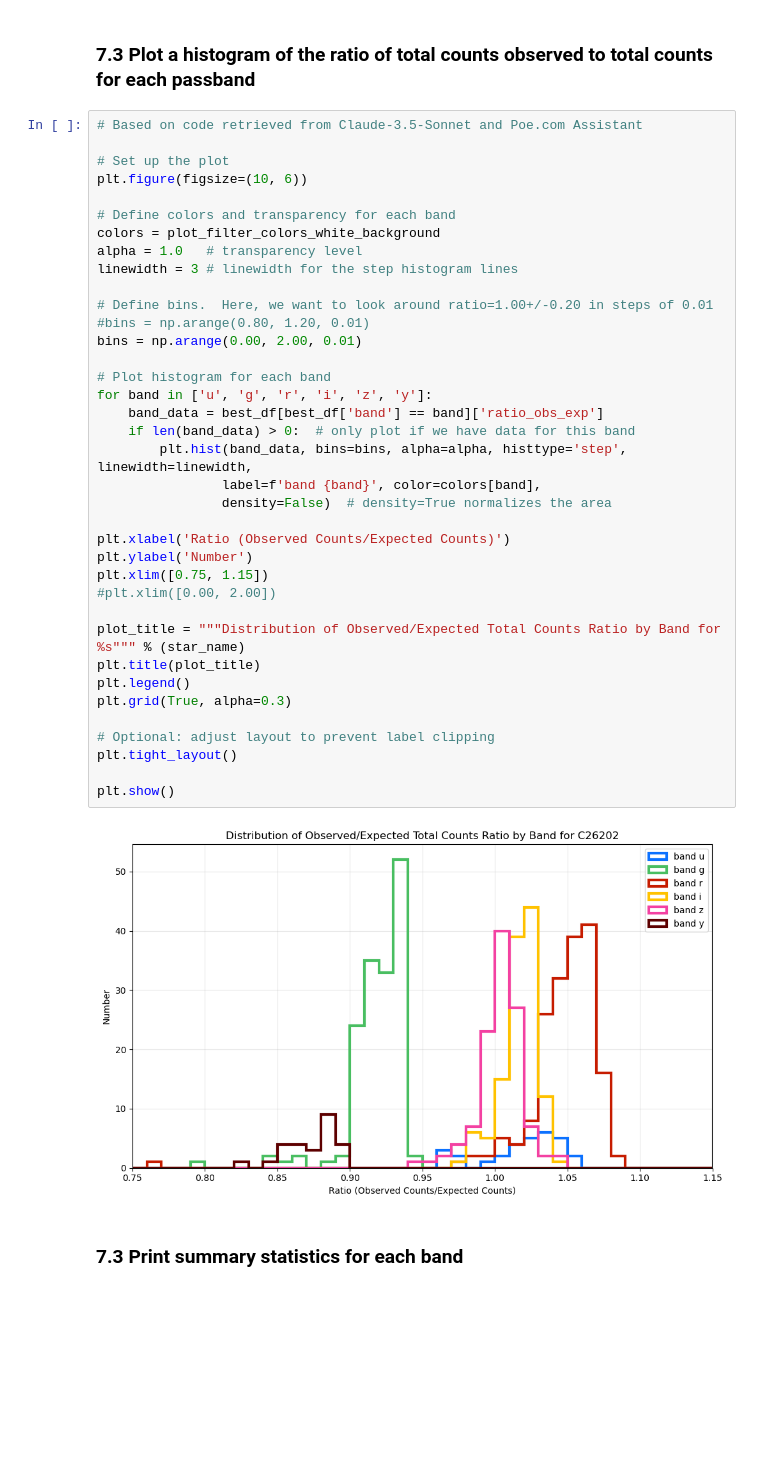
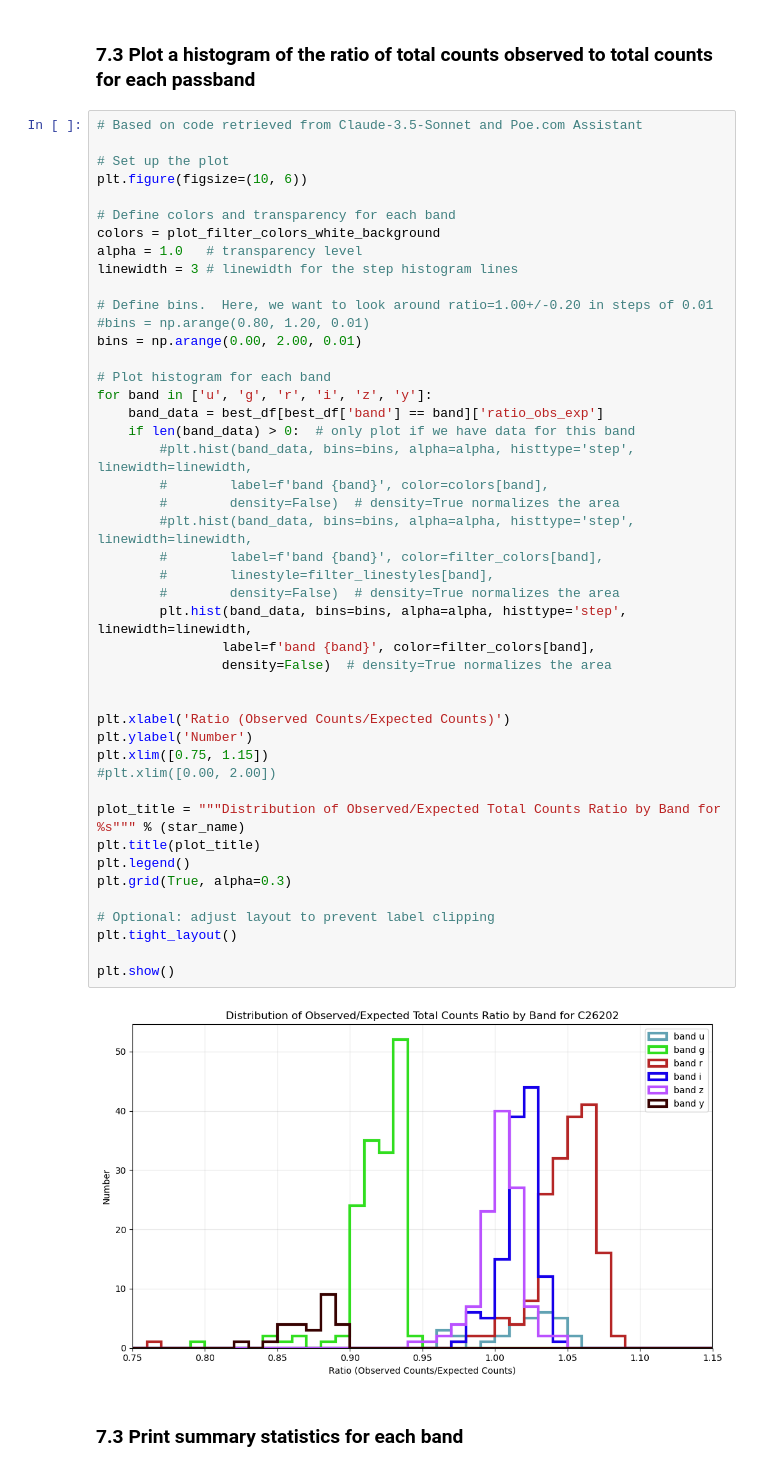
Before and after one commit to lsst-sitcom/sciunit_photocalib, a Jupyter notebook: notebooks/AbsCalib/Throughputs_LSSTComCam_C26202.ipynb, the cells around one changed output. Drawn from its saved outputs; the diff is of its cells as text; blank space fills up the shorter version.

Commit message:
Updated colors and linestyles for u,g,r,i,z,y

```diff
--- a/notebooks/AbsCalib/Throughputs_LSSTComCam_C26202.ipynb
+++ b/notebooks/AbsCalib/Throughputs_LSSTComCam_C26202.ipynb
@@ -1053,35 +1106,43 @@ plt.figure(figsize=(10, 6))
 colors = plot_filter_colors_white_background
 alpha = 1.0   # transparency level
 linewidth = 3 # linewidth for the step histogram lines
 
 # Define bins.  Here, we want to look around ratio=1.00+/-0.20 in steps of 0.01
 #bins = np.arange(0.80, 1.20, 0.01)
 bins = np.arange(0.00, 2.00, 0.01)
 
 # Plot histogram for each band
 for band in ['u', 'g', 'r', 'i', 'z', 'y']:
     band_data = best_df[best_df['band'] == band]['ratio_obs_exp']
     if len(band_data) > 0:  # only plot if we have data for this band
+        #plt.hist(band_data, bins=bins, alpha=alpha, histtype='step', linewidth=linewidth,
+        #        label=f'band {band}', color=colors[band],
+        #        density=False)  # density=True normalizes the area
+        #plt.hist(band_data, bins=bins, alpha=alpha, histtype='step', linewidth=linewidth,
+        #        label=f'band {band}', color=filter_colors[band],
+        #        linestyle=filter_linestyles[band],
+        #        density=False)  # density=True normalizes the area
         plt.hist(band_data, bins=bins, alpha=alpha, histtype='step', linewidth=linewidth,
-                label=f'band {band}', color=colors[band],
+                label=f'band {band}', color=filter_colors[band],
                 density=False)  # density=True normalizes the area
+
 
 plt.xlabel('Ratio (Observed Counts/Expected Counts)')
 plt.ylabel('Number')
 plt.xlim([0.75, 1.15])
 #plt.xlim([0.00, 2.00])
 
 plot_title = """Distribution of Observed/Expected Total Counts Ratio by Band for %s""" % (star_name)
 plt.title(plot_title)
 plt.legend()
 plt.grid(True, alpha=0.3)
 
 # Optional: adjust layout to prevent label clipping
 plt.tight_layout()
 
 plt.show()
 # %% [output]
-[figure, old version]
+[figure, new version]
 # %% [markdown]
 ### 7.3 Print summary statistics for each band
 # %%
```
Also changed, not shown: parts of 5 cells of this notebook.
